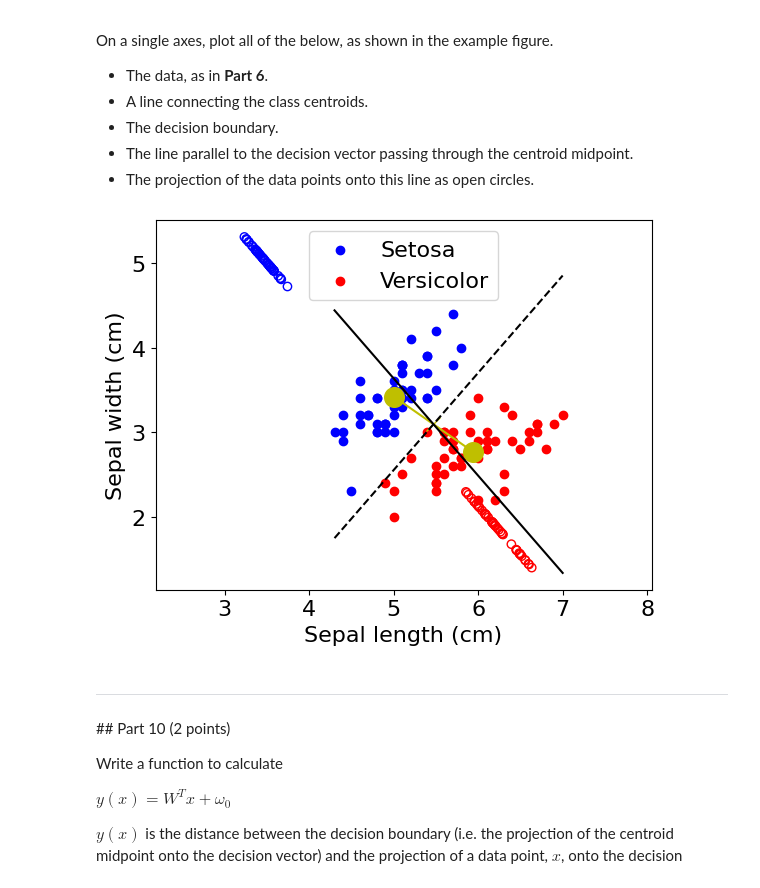
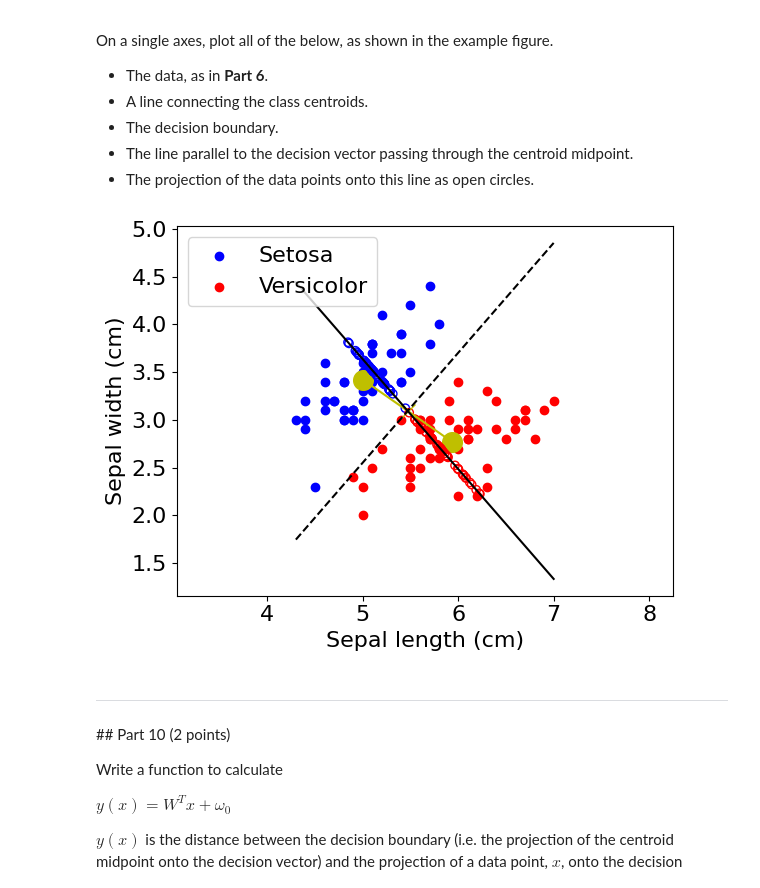
Before and after one commit to Urvi-M/BE559, a Jupyter notebook: Homework3_part1_v1.ipynb, the cells around one changed output. Saved outputs shown, nothing was run; the diff lists cells and outputs as text; code cells hidden in the pictures.

```diff
--- a/Homework3_part1_v1.ipynb
+++ b/Homework3_part1_v1.ipynb
@@ -315,18 +315,21 @@ def decisiony(x,W,m):
   y = s*(x-m[0]) + m[1] #midpoint adjusted y value
   return y
 
-def proj(d,W,m):
-    d_x = d[:, 0] - m[0]
-    d_y = d[:, 1] - m[1]
-    scalar_projection = (d_x * W[0] + d_y * W[1]) / (W[0]**2 + W[1]**2)
-    projected_x = m[0] + scalar_projection * W[0]
-    projected_y = m[1] + scalar_projection * W[1]
-    return np.column_stack((projected_x, projected_y))
-
 # def proj(d,W,m):
-#   #to chnage coordinates and then porject them all to one axis of new coordinate
 #     d_x = d[:, 0] - m[0]
 #     d_y = d[:, 1] - m[1]
+#     scalar_projection = (d_x * W[0] + d_y * W[1]) / (W[0]**2 + W[1]**2)
+#     projected_x = m[0] + scalar_projection * W[0]
+#     projected_y = m[1] + scalar_projection * W[1]
+#     return np.column_stack((projected_x, projected_y))
+
+def proj(d,W,m):
+  s3 = W[0]/W[1]
+  intercept3 = m[1] - s3*m[0]
+  xvals = (d[:, 0] + s3*d[:, 1] - s3*intercept3) / (1 + s3**2)
+  yvals3 = s3*xvals + intercept3
+  projections = np.column_stack((xvals, yvals3))
+  return projections
 # %% [markdown]
 ---
 ## Part 9 (4 points)
@@ -340,35 +343,35 @@ On a single axes, plot all of the below, as shown in the example figure.
 # %%
 plt.scatter(sl[snum==0],sw[snum==0],c='b', label ='Setosa')
 plt.scatter(sl[snum==1],sw[snum==1],c='r', label ='Versicolor')
 plt.scatter(slmx,swmy, c='y',s=200, marker='o')
 plt.scatter(vlmx,vwmy, c='y',s=200, marker='o')
 plt.plot([slmx,vlmx], [swmy, vwmy], 'y')
 
 plt.plot(mx,my,'yx',markersize=10) #, label ='Line connecting class centroids'
 
 x_val = np.linspace(min(sl[0:100]), max(sl[0:100]), 50)
 y_val = decisiony(x_val, W, m)
 # y_proj = proj(sl[0:100],W,m )
 # print(np.shape(y_val))
 y_parl =liney(x_val, W, m)
 plt.plot(x_val, y_val, 'k-')#label='Decision Boundary'
 plt.plot(x_val, y_parl, 'k--') #, label='Discriminant vector'
 
 # Calculate the projection of the data points onto the line
 proj_s = proj(np.column_stack([sl[snum==0], sw[snum==0]]), W, m)
-proj_v = proj(np.column_stack([-sl[snum==1],-sw[snum==1]]), W, m)
+proj_v = proj(np.column_stack([sl[snum==1],sw[snum==1]]), W, m)
 
 # 'Projected Points'
-plt.scatter(proj_s[:, 1], proj_s[:, 0], facecolors='none', edgecolors='b')
-plt.scatter(proj_v[:, 1], proj_v[:, 0], facecolors='none', edgecolors='r')
+plt.scatter(proj_s[:, 0], proj_s[:, 1], facecolors='none', edgecolors='b')
+plt.scatter(proj_v[:, 0], proj_v[:, 1], facecolors='none', edgecolors='r')
 
 plt.xlabel('Sepal length (cm)')
 plt.ylabel('Sepal width (cm)')
 plt.axis('equal')
 plt.legend()
 plt.show()
 # %% [output]
-[figure, old version]
+[figure, new version]
 # %% [markdown]
 ---
 ## Part 10 (2 points)
```
